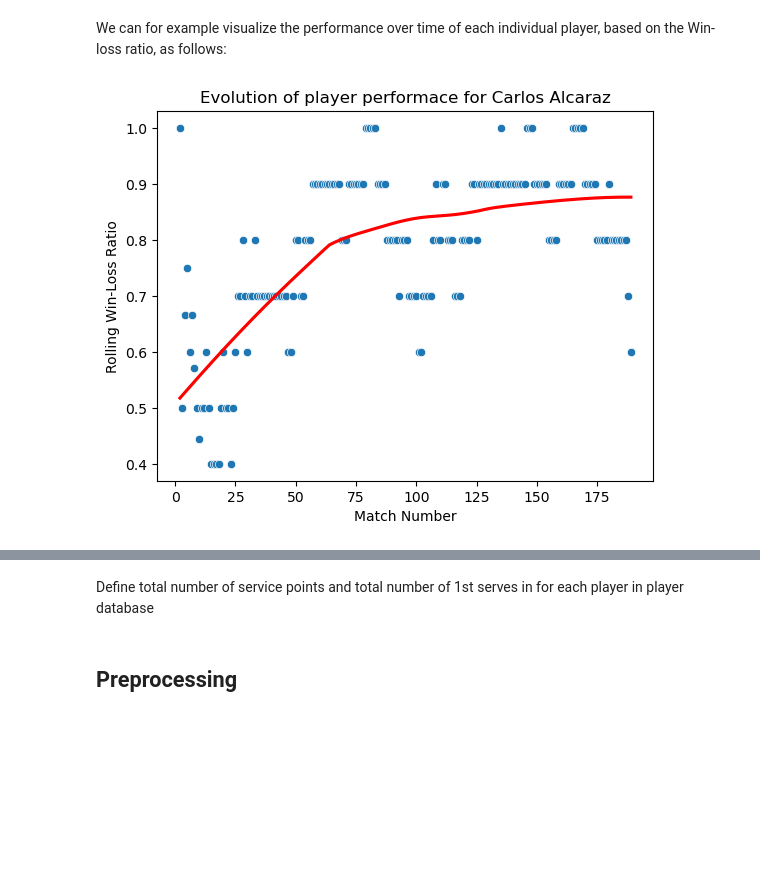
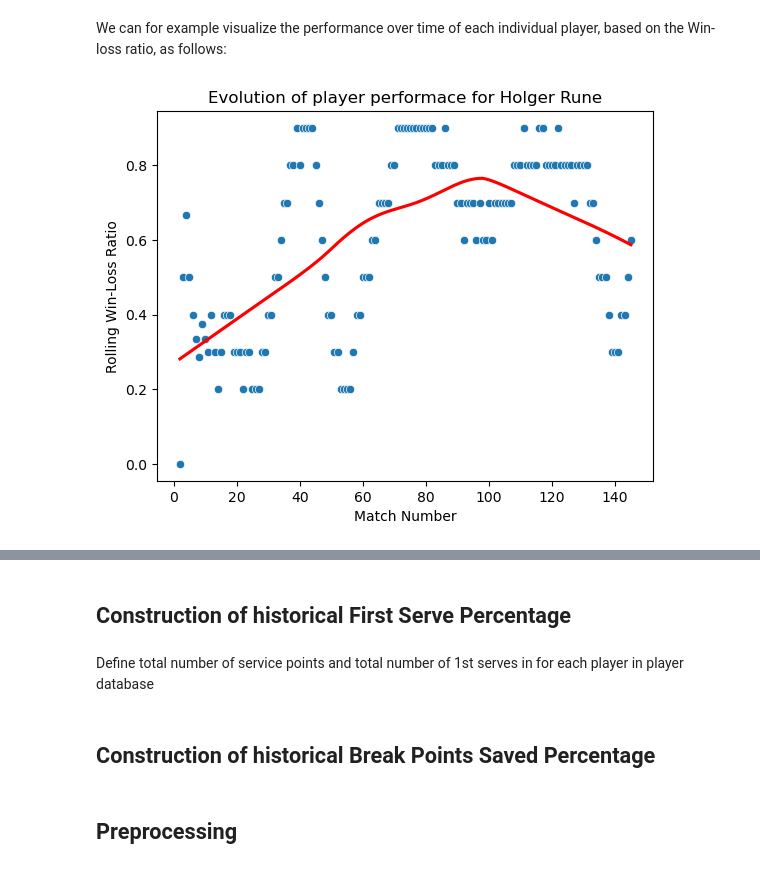
Before and after one commit to Alla977/Predicting-ATP-Tennis-Match-Outcomes, a Jupyter notebook: Data wraggling.ipynb, the cells around one changed output, grey strips where cells are left out. Drawn from its saved outputs; the diff is of its cells as text; code cells hidden in the pictures; blank space fills up the shorter version.

```diff
--- a/Data wraggling.ipynb
+++ b/Data wraggling.ipynb
@@ -139,5 +137 @@ We can now sort our data by tournament_date, round and main player
-# %%
-
-atp_matches = atp_matches.sort_values(by=[ 'tourney_date','round','Main_player_name'], ascending=[True, False,True])
-#atp_matches
 # %% [markdown]
@@ -202,6 +198,6 @@ def WLR(data, player, t=False):
     if t:
         return pd.DataFrame(df).head(50)
 # %%
-WLR(all_matches_per_player, 'Carlos Alcaraz',t=True)
+WLR(all_matches_per_player, 'Holger Rune')
 # %% [output]
-[figure, old version]
+[figure, new version]
@@ -225,3 +204,5 @@ WLR(all_matches_per_player, 'Carlos Alcaraz',t=True)
+# %% [markdown]
+## Construction of historical First Serve Percentage
 # %% [markdown]
 Define total number of service points and total number of 1st serves in for each player in player database
 # %%
@@ -231,6 +212,8 @@ all_matches_per_player['svpt'] = all_matches_per_player.apply( lambda row: row['
 
 all_matches_per_player['svIn'] = all_matches_per_player.apply( lambda row: row['w_1stIn'] if row['player'] == row['winner_name']
                                                               else  row['l_1stIn'],axis=1)
+# %% [markdown]
+## Construction of historical Break Points Saved Percentage
 # %% [markdown]
 ## Preprocessing
 # %% [markdown]
```
Also changed, not shown: parts of 6 cells of this notebook.
